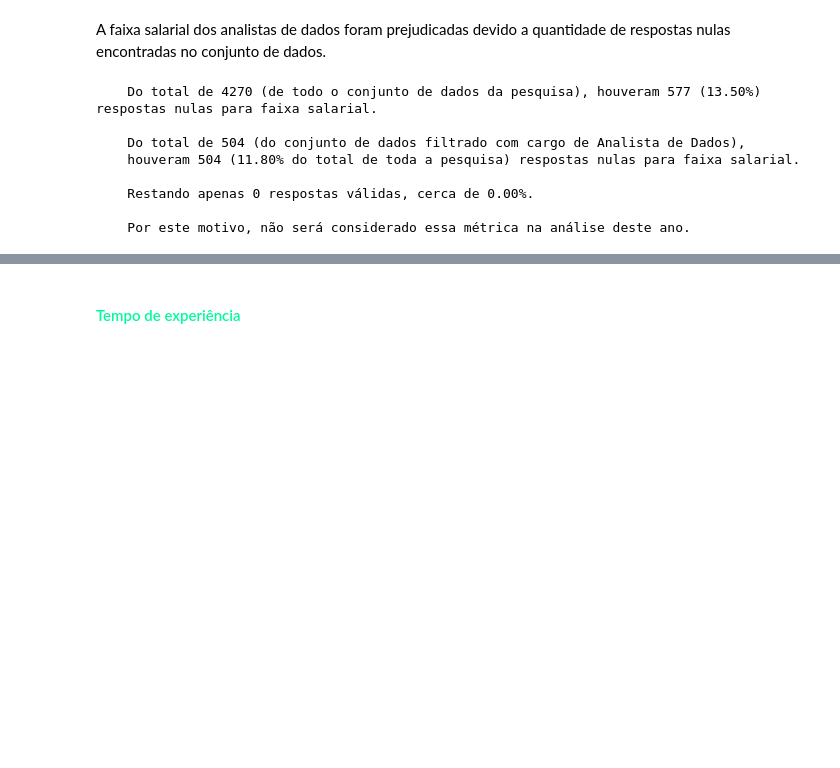
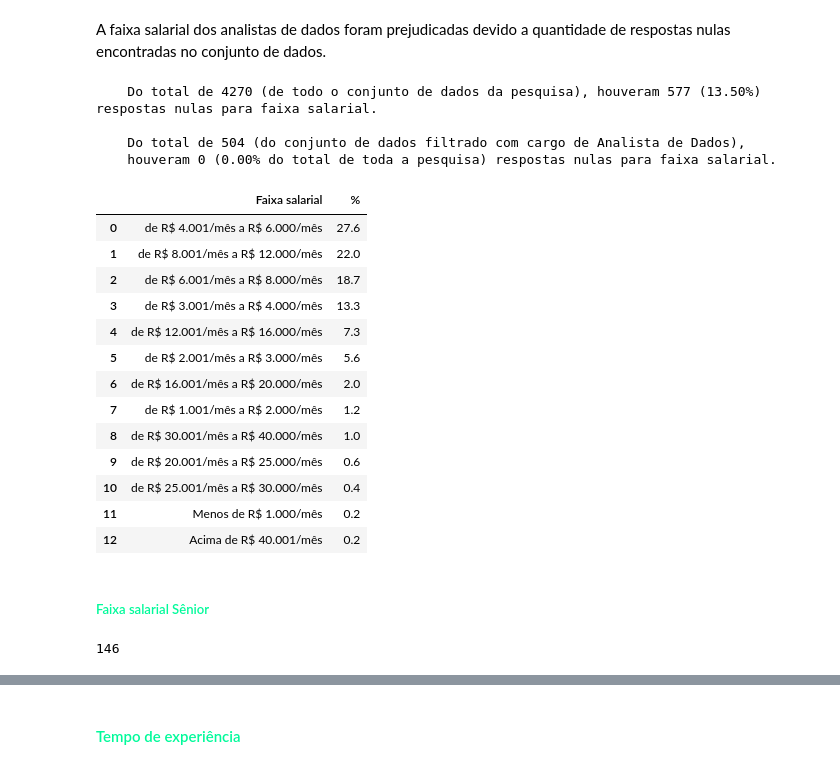
Before and after one commit to FranciscoFoz/state-of-data-2019-2021-2022, a Jupyter notebook: Analise_carreira_analista_de_dados.ipynb, the cells around one changed output, grey strips where cells are left out. Drawn from its saved outputs; the diff is of its cells as text; code cells hidden in the pictures; blank space fills up the shorter version.

Commit message:
Continuando visualização de dados de 2022

```diff
--- a/Analise_carreira_analista_de_dados.ipynb
+++ b/Analise_carreira_analista_de_dados.ipynb
@@ -1618,18 +1624,29 @@ percentual_quantidade_respostas_validas_analista_dados = round(quantidade_respos
 print(
     f'''
     Do total de {quantidade_total_respostas} (de todo o conjunto de dados da pesquisa), houveram {respostas_nulas_faixa_salarial} ({percentual_respostas_nulas_faixa_salarial:.2f}%) respostas nulas para faixa salarial.\n
-    Do total de {quantidade_total_respostas_analista_de_dados} (do conjunto de dados filtrado com cargo de Analista de Dados),\n    houveram {respostas_nulas_faixa_salarial_analista_de_dados} ({percentual_respostas_nulas_faixa_salarial_analista_de_dados:.2f}% do total de toda a pesquisa) respostas nulas para faixa salarial.
-
-    Restando apenas {quantidade_respostas_validas_analista_dados} respostas válidas, cerca de {percentual_quantidade_respostas_validas_analista_dados:.2f}%.
-
-    Por este motivo, não será considerado essa métrica na análise deste ano.
+    Do total de {quantidade_total_respostas_analista_de_dados} (do conjunto de dados filtrado com cargo de Analista de Dados),
+    houveram {respostas_nulas_faixa_salarial_analista_de_dados} ({percentual_respostas_nulas_faixa_salarial_analista_de_dados:.2f}% do total de toda a pesquisa) respostas nulas para faixa salarial.
     ''')
 # %% [output]
     Do total de 4270 (de todo o conjunto de dados da pesquisa), houveram 577 (13.50%) respostas nulas para faixa salarial.
 
     Do total de 504 (do conjunto de dados filtrado com cargo de Analista de Dados),
-    houveram 504 (11.80% do total de toda a pesquisa) respostas nulas para faixa salarial.
-
-    Restando apenas 0 respostas válidas, cerca de 0.00%.
-
-    Por este motivo, não será considerado essa métrica na análise deste ano.
+    houveram 0 (0.00% do total de toda a pesquisa) respostas nulas para faixa salarial.
+# %%
+freq_faixa_salarial_2022 = f.tabela_frequencia(df_analista_dados_2022_puro,"('P2_h ', 'Faixa salarial')")
+freq_faixa_salarial_2022
+# %% [output]
+|  | Faixa salarial | % |
+| 0 | de R$ 4.001/mês a R$ 6.000/mês | 27.6 |
+| 1 | de R$ 8.001/mês a R$ 12.000/mês | 22.0 |
+| 2 | de R$ 6.001/mês a R$ 8.000/mês | 18.7 |
+| 3 | de R$ 3.001/mês a R$ 4.000/mês | 13.3 |
+| 4 | de R$ 12.001/mês a R$ 16.000/mês | 7.3 |
+| 5 | de R$ 2.001/mês a R$ 3.000/mês | 5.6 |
+| 6 | de R$ 16.001/mês a R$ 20.000/mês | 2.0 |
+| 7 | de R$ 1.001/mês a R$ 2.000/mês | 1.2 |
+| 8 | de R$ 30.001/mês a R$ 40.000/mês | 1.0 |
+| 9 | de R$ 20.001/mês a R$ 25.000/mês | 0.6 |
+| 10 | de R$ 25.001/mês a R$ 30.000/mês | 0.4 |
+| 11 | Menos de R$ 1.000/mês | 0.2 |
+| 12 | Acima de R$ 40.001/mês | 0.2 |
@@ -1635,0 +1656,6 @@ print(
+# %% [markdown]
+##### <font color= MediumSpringGreen> Faixa salarial Sênior </font>
+# %%
+len(senior_2022)
+# %% [output]
+146
```
Also changed, not shown: parts of 35 cells of this notebook.
